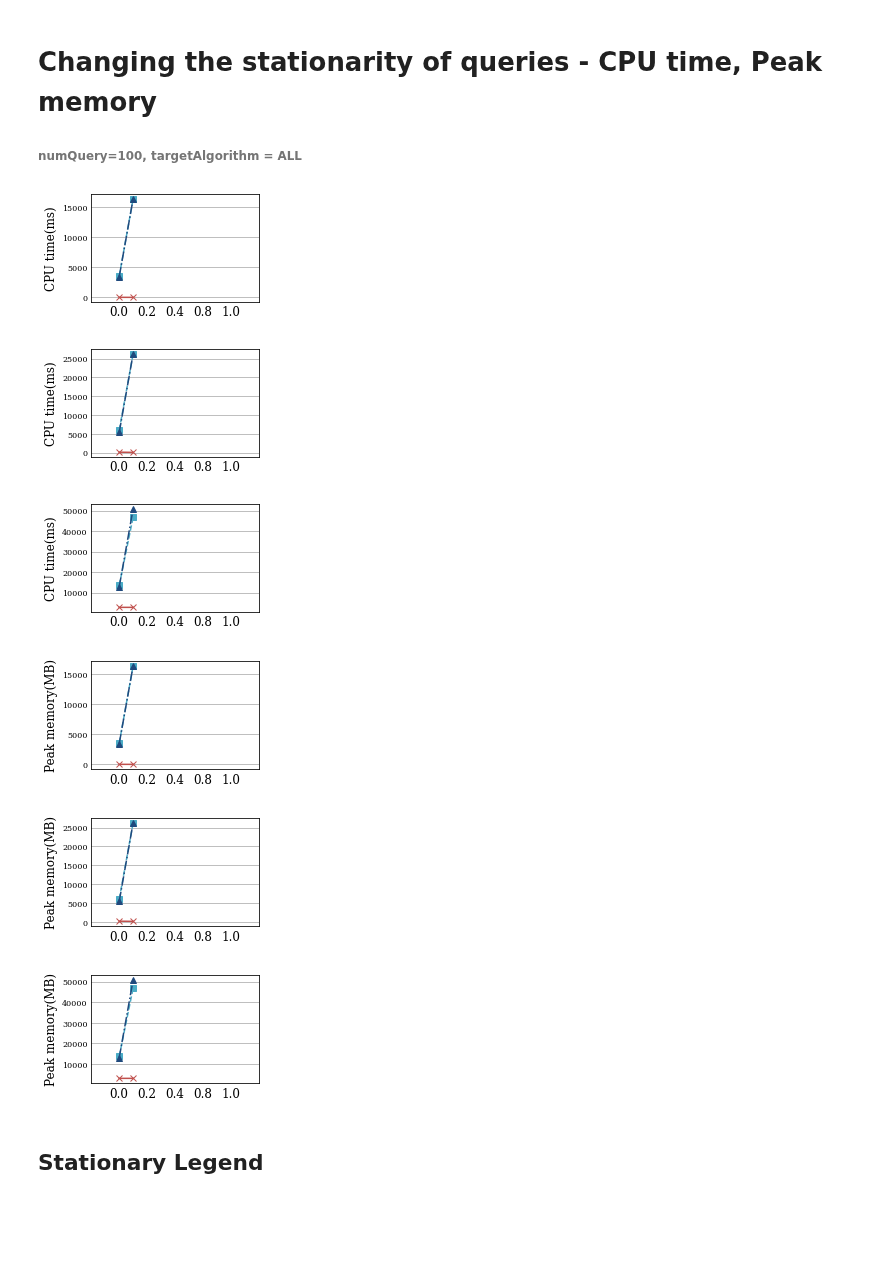
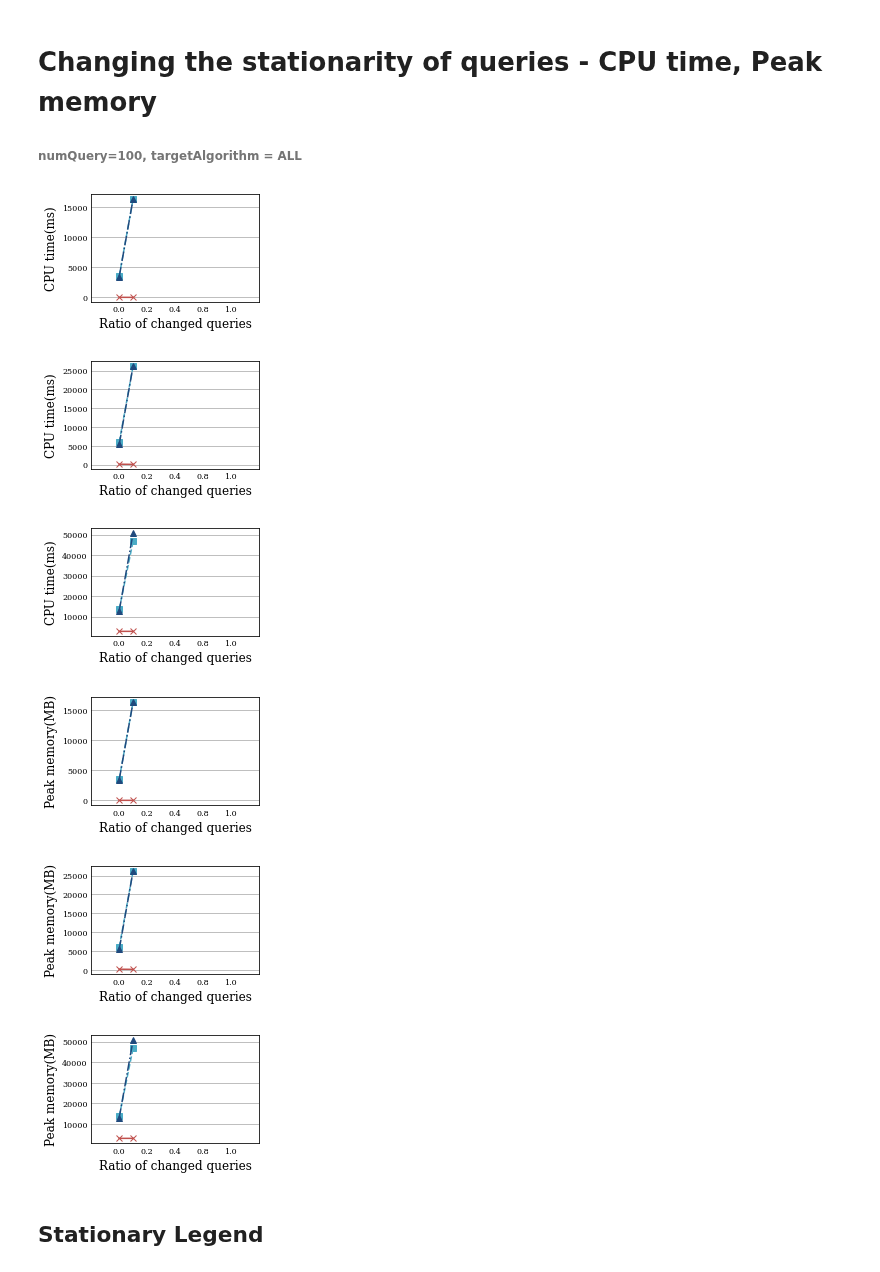
Before and after one commit to YoojuShin/SIGMOD2021LogScript, a Jupyter notebook: figure_script.ipynb, the cells around one changed output. Drawn from its saved outputs; the diff is of its cells as text; code cells hidden in the pictures; blank space fills up the shorter version.

```diff
--- a/figure_script.ipynb
+++ b/figure_script.ipynb
@@ -86,13 +79,13 @@ inter_bar_space_unified = 2.1
 fileList = ['result_default_numQuery','result_varyingParams','result_varyingStatRatio','result_varingGrouping_STK_TAO_HPC','result_varingGrouping_GAS_EM_FC']
 
 def preprocessing(path):
-    headerf = open(path+".txt")
+    headerf = open("Data/"+path+".txt")
     header = headerf.readline()
     header = "\t".join(header.split())
-    w=open(os.getcwd()+"/"+path+"_separated.csv",'w')
+    w=open(os.getcwd()+"/Metadata/"+path+"_separated.csv",'w')
     w.write(header+"\n")
 
-    f=open(path+".txt",'r')
+    f=open("Data/"+path+".txt",'r')
     i = -1
     for line in f.readlines():
         i += 1
@@ -102,7 +95,7 @@ def preprocessing(path):
         tab_sep_line = "\t".join(line.split())
         w.write(tab_sep_line+"\n")
     w.close()
-    dataframe = pd.read_csv(os.getcwd()+"/"+path+"_separated.csv", sep="\t")
+    dataframe = pd.read_csv(os.getcwd()+"/Metadata/"+path+"_separated.csv", sep="\t")
 
     #averaging all trials
     dataframe = dataframe.groupby(["Dataset","Queryset","ChgQRatio","Method"]).mean()
@@ -110,13 +103,13 @@ def preprocessing(path):
     return dataframe
 
 def preprocessing_params(path):
-    headerf = open(path+".txt")
+    headerf = open("Data/"+path+".txt")
     header = headerf.readline()
     header = "\t".join(header.split())
-    w=open(os.getcwd()+"/"+path+"_separated.csv",'w')
+    w=open(os.getcwd()+"/Metadata/"+path+"_separated.csv",'w')
     w.write(header+"\tparamKey"+"\n")
 
-    f=open(path+".txt",'r')
+    f=open("Data/"+path+".txt",'r')
     i = -1
     for line in f.readlines():
         i += 1
@@ -139,7 +132,7 @@ def preprocessing_params(path):
         tab_sep_line = "\t".join(line.split())
         w.write(tab_sep_line+"\n")
     w.close()
-    dataframe = pd.read_csv(os.getcwd()+"/"+path+"_separated.csv", sep="\t")
+    dataframe = pd.read_csv(os.getcwd()+"/Metadata/"+path+"_separated.csv", sep="\t")
     dataframe = dataframe.groupby(["Dataset","Queryset","ChgQRatio","Method","paramKey"]).mean()
     dataframe.reset_index(inplace=True)
     return dataframe
@@ -437,14 +432,14 @@ for dataname in dataset_small:
     for i, algname in enumerate(target_alg_vp):
         ax.plot(graphdf[algname], linestyle=algo_line[algname], marker=algo_marker[algname], color=algo_color[algname])
     ax.set_yscale("log")
-    ax.set_xlabel("")
-    ax.set_ylabel('CPU Time(ms)', fontsize=FONTSIZE_YLABEL_vp)
+    ax.set_xlabel("Number of queries", fontsize=FONTSIZE_XLABEL_vp)
+    ax.set_ylabel('CPU time(ms)', fontsize=FONTSIZE_YLABEL_vp)
     ax.grid(b=True,which="major",axis='y',zorder=0)
     ax.set_xticklabels([1,10,100,1000])
     ax.tick_params(axis='x', which ='both', length = 0)
-    ax.tick_params(axis='x', labelsize=FONTSIZE_XLABEL_vp, pad=15)
-    ax.tick_params(axis='y', labelsize=FONTSIZE_TICK_vp)
+    ax.tick_params(axis='x', labelsize=FONTSIZE_XTICK_vp)
+    ax.tick_params(axis='y', labelsize=FONTSIZE_YTICK_vp)
     ax.tick_params(axis='y', which ='minor', length = 0)
     ax.tick_params(axis='y', which ='major', direction='in')
-    plt.savefig('QueryNum_'+dataname+'_CpuTime.pdf', bbox_inches='tight', format='pdf')
+    plt.savefig("Figures/"+'QueryNum_'+dataname+'_CpuTime.pdf', bbox_inches='tight', format='pdf')
 # %% [output]
@@ -466,12 +461,12 @@ for dataname in dataset_small:
     for i, algname in enumerate(target_alg_vp):
         ax.plot(graphdf[algname], linestyle=algo_line[algname], marker=algo_marker[algname], color=algo_color[algname])
     ax.set_yscale("log",basey=2)
-    ax.set_xlabel("")
-    ax.set_ylabel('Peak Memory(MB)', fontsize=FONTSIZE_YLABEL_vp)
+    ax.set_xlabel("Number of queries", fontsize=FONTSIZE_XLABEL_vp)
+    ax.set_ylabel('Peak memory(MB)', fontsize=FONTSIZE_YLABEL_vp)
     ax.grid(b=True,which="major",axis='y',zorder=0)
     ax.set_xticklabels([1,10,100,1000])
     ax.tick_params(axis='x', which ='both', length = 0)
-    ax.tick_params(axis='x', labelsize=FONTSIZE_XLABEL_vp, pad=15)
-    ax.tick_params(axis='y', labelsize=FONTSIZE_TICK_vp)
-    plt.savefig('QueryNum_'+dataname+'_PeakMem.pdf', bbox_inches='tight', format='pdf')
+    ax.tick_params(axis='x', labelsize=FONTSIZE_XTICK_vp)
+    ax.tick_params(axis='y', labelsize=FONTSIZE_YTICK_vp)
+    plt.savefig("Figures/"+'QueryNum_'+dataname+'_PeakMem.pdf', bbox_inches='tight', format='pdf')
 # %% [output]
@@ -522,39 +517,39 @@ for dataname in dataset_small:
 # %%
 df1 = preprocessing("STK")
 df2 = preprocessing("TAO")
 df3 = preprocessing("GAS")
 df4 = preprocessing("HPC")
 df5 = preprocessing("EM")
 df6 = preprocessing("FC")
 df = pd.concat([df1,df2,df3,df4,df5,df6])
 
 
 for dataname in dataset_small:
     graphdf = df.loc[(df["Dataset"]==dataname) & (df["Queryset"].str.contains(r"\_Q100$"))].pivot(index="ChgQRatio",columns="Method",values="Time")
 
     graphdf.index=df["ChgQRatio"].unique()
     graphdf = graphdf[target_alg_stationarity]
     fig = plt.figure(figsize=figsize_stationarity)
     ax = fig.add_subplot(1,1,1)
     for i, algname in enumerate(target_alg_stationarity):
         ax.plot(graphdf[algname].index.tolist(), graphdf[algname].tolist(), linestyle=algo_line[algname], marker=algo_marker[algname], color=algo_color[algname])
     ax.grid(b=True,which="major",axis='y',zorder=0)
-    ax.set_xlabel("")
+    ax.set_xlabel("Ratio of changed queries", fontsize=FONTSIZE_XLABEL_stationarity)
     ax.set_ylabel('CPU time(ms)', fontsize=FONTSIZE_YLABEL_stationarity)
     ax.set_xlim([-0.2,1])
 
     ax.tick_params(axis='both', which ='both', length = 0)
-    ax.tick_params(axis='x', labelsize=FONTSIZE_XLABEL_stationarity)
-    ax.tick_params(axis='y', labelsize=FONTSIZE_TICK_stationarity)
+    ax.tick_params(axis='x', labelsize=FONTSIZE_XTICK_stationarity)
+    ax.tick_params(axis='y', labelsize=FONTSIZE_YTICK_stationarity)
     plt.xticks([0.0,0.2,0.4,0.6,0.8])
     ax.set_xticklabels([0.0,0.2,0.4,0.8,1.0])
     ax.tick_params(axis ='x', rotation = 0)
 
-    plt.savefig('Stationarity_'+dataname+'_CpuTime.pdf', bbox_inches='tight', format='pdf')
+    plt.savefig("Figures/"+'Stationarity_'+dataname+'_CpuTime.pdf', bbox_inches='tight', format='pdf')
 # %% [output]
-[figure, old version]
+[figure, new version]
-[figure, old version]
+[figure, new version]
-[figure, old version]
+[figure, new version]
 # %%
 
 for dataname in dataset_small:
@@ -566,24 +561,24 @@ for dataname in dataset_small:
     for i, algname in enumerate(target_alg_stationarity):
         ax.plot(graphdf[algname], linestyle=algo_line[algname], marker=algo_marker[algname], color=algo_color[algname])
     ax.grid(b=True,which="major",axis='y',zorder=0)
-    ax.set_xlabel("")
+    ax.set_xlabel("Ratio of changed queries", fontsize=FONTSIZE_XLABEL_stationarity)
     ax.set_ylabel('Peak memory(MB)', fontsize=FONTSIZE_YLABEL_stationarity)
     ax.set_xlim([-0.2,1])
 
     ax.tick_params(axis='both', which ='both', length = 0)
-    ax.tick_params(axis='x', labelsize=FONTSIZE_XLABEL_stationarity)
-    ax.tick_params(axis='y', labelsize=FONTSIZE_TICK_stationarity)
+    ax.tick_params(axis='x', labelsize=FONTSIZE_XTICK_stationarity)
+    ax.tick_params(axis='y', labelsize=FONTSIZE_YTICK_stationarity)
 
     ax.tick_params(axis ='x', rotation = 0)
     plt.xticks([0.0,0.2,0.4,0.6,0.8])
     ax.set_xticklabels([0.0,0.2,0.4,0.8,1.0])
     ax.tick_params(axis ='x', rotation = 0)
 
-    plt.savefig('Stationarity_'+dataname+'_PeakMem.pdf', bbox_inches='tight', format='pdf')
+    plt.savefig("Figures/"+'Stationarity_'+dataname+'_PeakMem.pdf', bbox_inches='tight', format='pdf')
 # %% [output]
-[figure, old version]
+[figure, new version]
-[figure, old version]
+[figure, new version]
-[figure, old version]
+[figure, new version]
 # %% [markdown]
 ## Stationary Legend
 # %%
```
Also changed, not shown: parts of 12 cells of this notebook, 15 other files.
